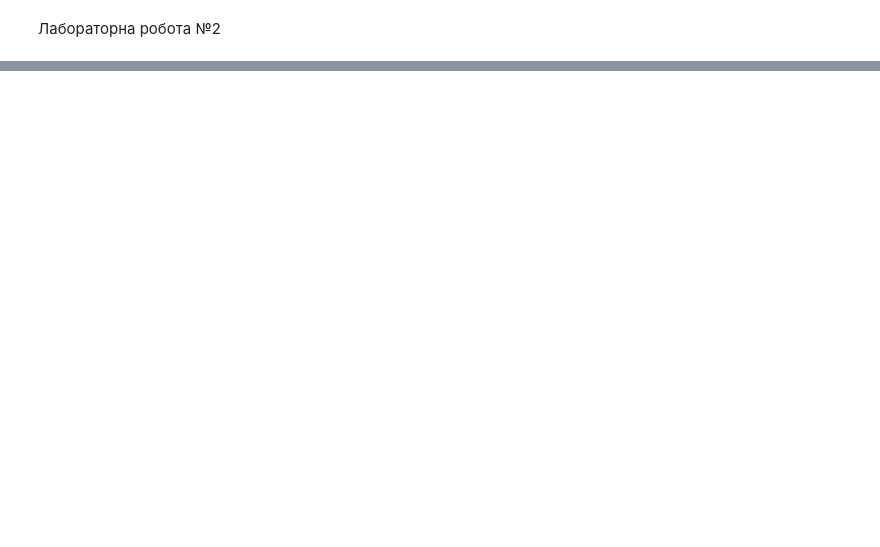
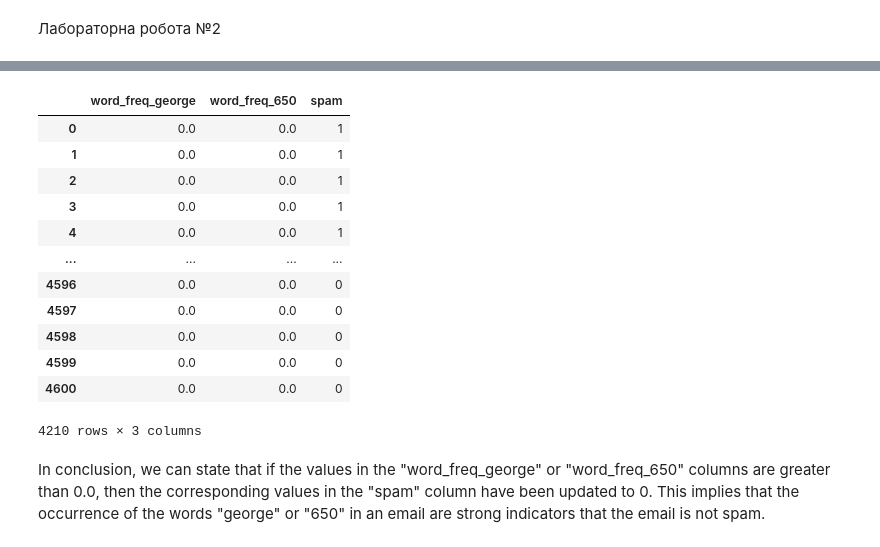
Before and after one commit to user3719431/incident_analysis_using_machine_learning_methods, a Jupyter notebook: lab2/main.ipynb, the cells around one changed output, grey strips where cells are left out. Saved outputs shown, nothing was run; the diff lists cells and outputs as text; code cells hidden in the pictures; blank space fills up the shorter version.

```diff
--- a/lab2/main.ipynb
+++ b/lab2/main.ipynb
@@ -73,0 +146,25 @@ ValueError: could not convert string to float: "No I'm in the same boat. Still h
+# %%
+# Setting the spam value to 0 if the "word_freq_george" or the "word_freq_650" columns are greater than 0.0
+# Reason: In the documentation(spambase.DOCUMENTATION) it has clearly mentioned it
+df.loc[(df['word_freq_george'] > 0) | (df['word_freq_650'] > 0), 'spam'] = 0
+
+# Let's have a look at the dataset and check if its updated or not
+columns_to_display = ['word_freq_george', 'word_freq_650', 'spam']
+df_subset = df.loc[:, columns_to_display]
+df_subset
+# %% [output]
+|  | word_freq_george | word_freq_650 | spam |
+| 0 | 0.0 | 0.0 | 1 |
+| 1 | 0.0 | 0.0 | 1 |
+| 2 | 0.0 | 0.0 | 1 |
+| 3 | 0.0 | 0.0 | 1 |
+| 4 | 0.0 | 0.0 | 1 |
+| ... | ... | ... | ... |
+| 4596 | 0.0 | 0.0 | 0 |
+| 4597 | 0.0 | 0.0 | 0 |
+| 4598 | 0.0 | 0.0 | 0 |
+| 4599 | 0.0 | 0.0 | 0 |
+| 4600 | 0.0 | 0.0 | 0 |
+4210 rows × 3 columns
+# %% [markdown]
+In conclusion, we can state that if the values in the "word_freq_george" or "word_freq_650" columns are greater than 0.0, then the corresponding values in the "spam" column have been updated to 0. This implies that the occurrence of the words "george" or "650" in an email are strong indicators that the email is not spam.
```
Also changed, not shown: parts of 24 cells of this notebook, 4 other files.
